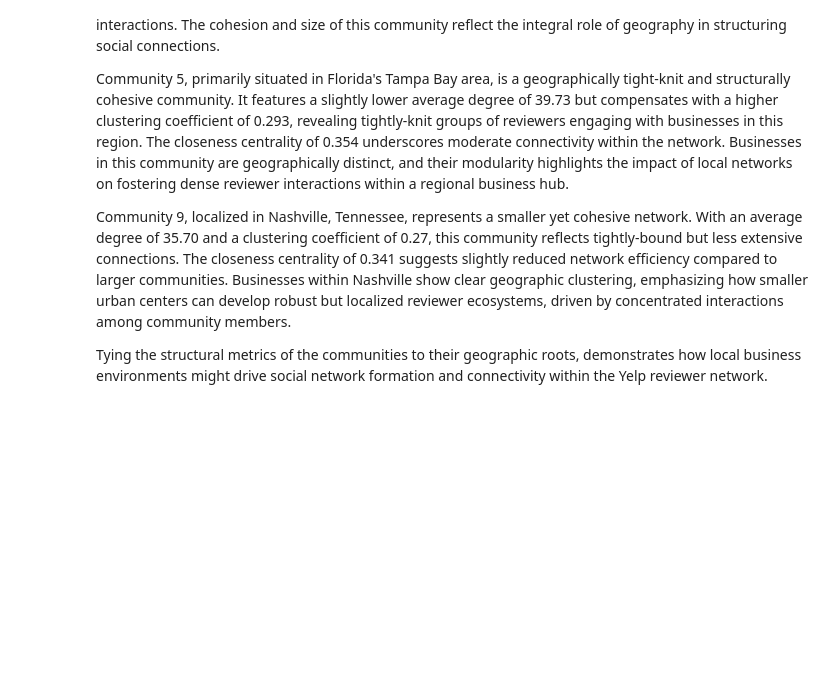
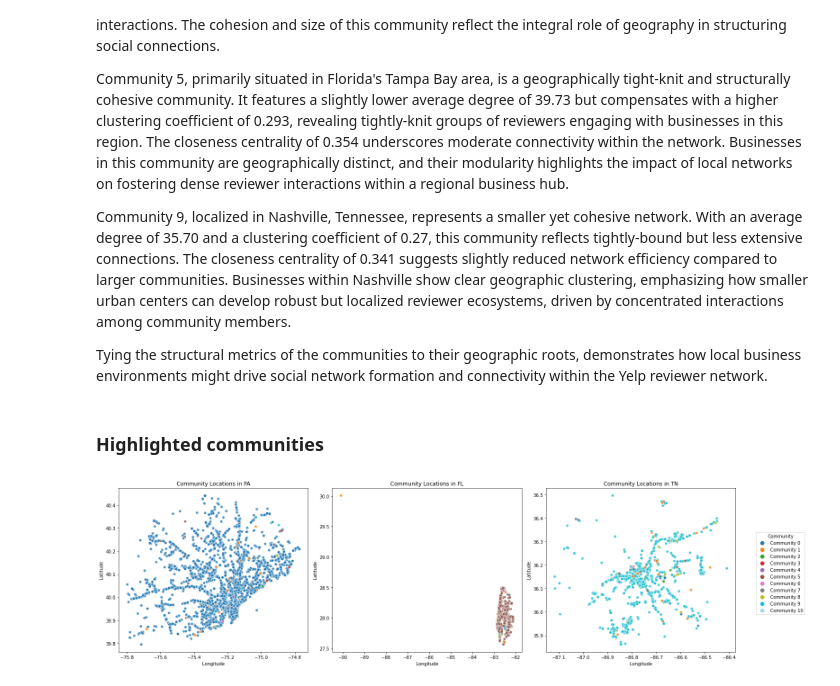
Before and after one commit to FredBingz/02805YelpProject, a Jupyter notebook: structure.ipynb, the cells around one changed output. Cells and saved outputs as stored; diff of their text form; code cells hidden in the pictures; blank space fills up the shorter version.

Commit message:
vip communities

```diff
--- a/structure.ipynb
+++ b/structure.ipynb
@@ -667,3 +666,34 @@ Community 5, primarily situated in Florida's Tampa Bay area, is a geographically
 Community 9, localized in Nashville, Tennessee, represents a smaller yet cohesive network. With an average degree of 35.70 and a clustering coefficient of 0.27, this community reflects tightly-bound but less extensive connections. The closeness centrality of 0.341 suggests slightly reduced network efficiency compared to larger communities. Businesses within Nashville show clear geographic clustering, emphasizing how smaller urban centers can develop robust but localized reviewer ecosystems, driven by concentrated interactions among community members.
 
 Tying the structural metrics of the communities to their geographic roots, demonstrates how local business environments might drive social network formation and connectivity within the Yelp reviewer network.
+# %% [markdown]
+### Highlighted communities
+# %%
+unique_communities = sorted(business_data['Community'].unique())
+colors = plt.cm.tab20(np.linspace(0, 1, len(unique_communities)))
+community_color_map = {community: color for community, color in zip(unique_communities, colors)}
+
+# Filter for specific states
+states_to_plot = ['PA', 'FL', 'TN']
+state_data = business_data[business_data['state'].isin(states_to_plot)]
+
+num_states = len(states_to_plot)
+fig, axes = plt.subplots(1, num_states, figsize=(20, 6))
+axes = axes.flatten()  # Flatten the array of axes for easy iteration
+
+for ax, state in zip(axes, states_to_plot):
+    state_data = business_data[business_data['state'] == state]
+    scatter = ax.scatter(state_data['longitude'], state_data['latitude'],
+                         color=state_data['Community'].map(community_color_map), alpha=0.8, edgecolors='w', linewidth=0.7)
+    ax.set_title(f'Community Locations in {state}')
+    ax.set_xlabel('Longitude')
+    ax.set_ylabel('Latitude')
+
+handles = [plt.Line2D([0], [0], marker='o', color='w', markerfacecolor=color, markersize=10, label=f'Community {community}')
+           for community, color in community_color_map.items()]
+
+fig.legend(handles=handles, title='Community', loc='center right', bbox_to_anchor=(1.1, 0.5))
+plt.tight_layout()
+plt.show()
+# %% [output]
+[figure, added]
```
Also changed, not shown: parts of 1 cell of this notebook.
